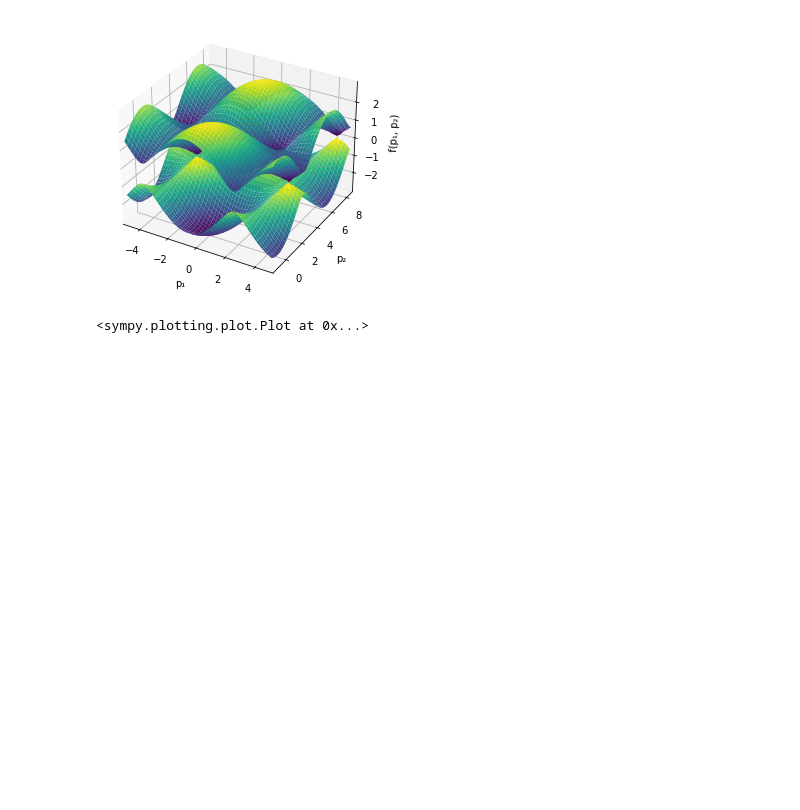
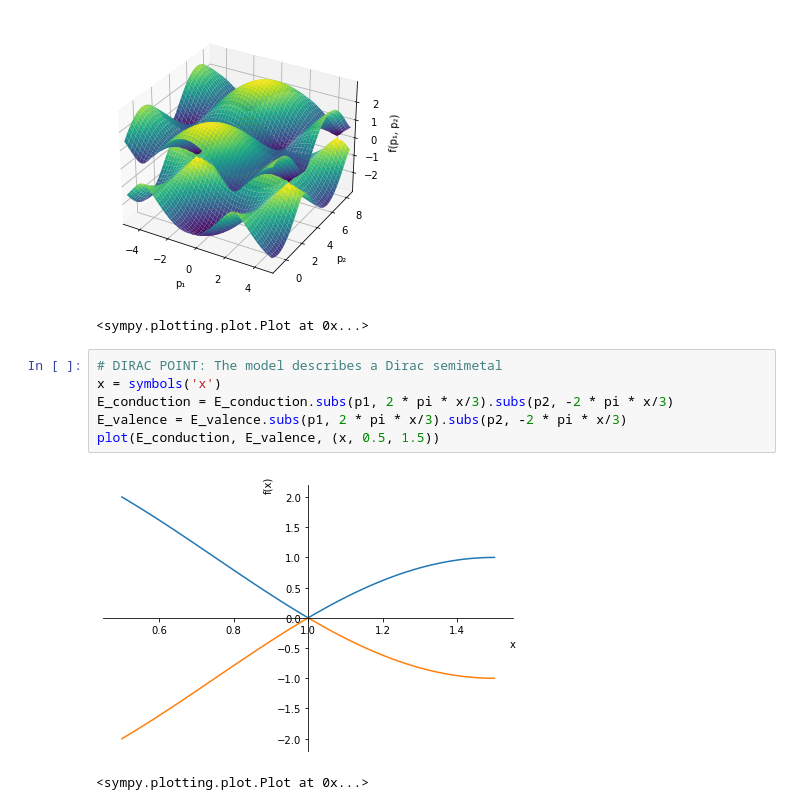
Before and after one commit to nabil-atlam/TB_Models_Library, a Jupyter notebook: graphene.ipynb, the cells around one changed output. Drawn from its saved outputs; the diff is of its cells as text; blank space fills up the shorter version.

```diff
--- a/graphene.ipynb
+++ b/graphene.ipynb
@@ -168,3 +168,12 @@ plot3d(E_conduction, E_valence,(p1, ranx[0], ranx[1]), (p2, rany[0], rany[1]))
 # %% [output]
 [figure]
 <sympy.plotting.plot.Plot at 0x...>
+# %%
+# DIRAC POINT: The model describes a Dirac semimetal
+x = symbols('x')
+E_conduction = E_conduction.subs(p1, 2 * pi * x/3).subs(p2, -2 * pi * x/3)
+E_valence = E_valence.subs(p1, 2 * pi * x/3).subs(p2, -2 * pi * x/3)
+plot(E_conduction, E_valence, (x, 0.5, 1.5))
+# %% [output]
+[figure, added]
+<sympy.plotting.plot.Plot at 0x...>
```
